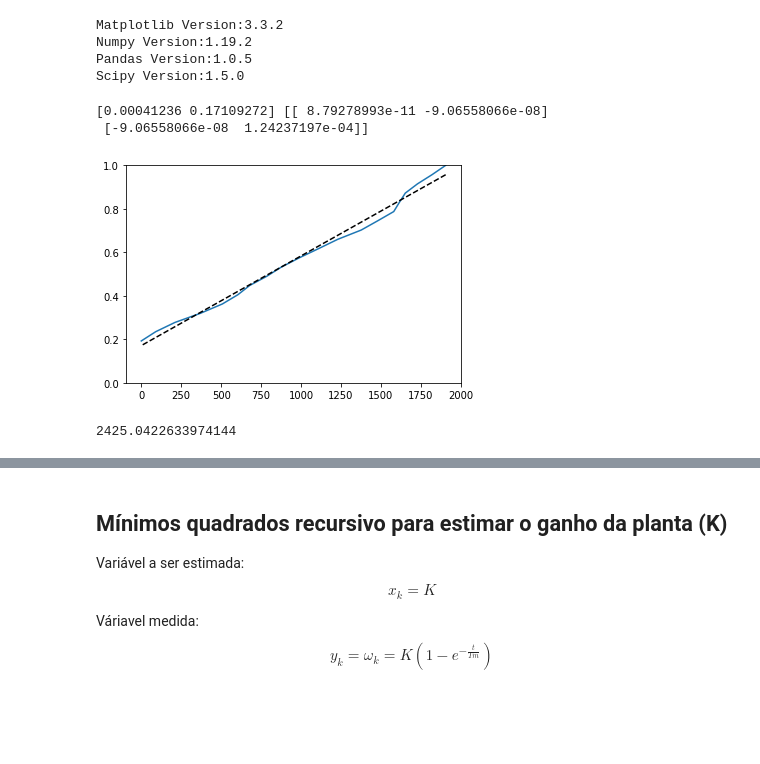
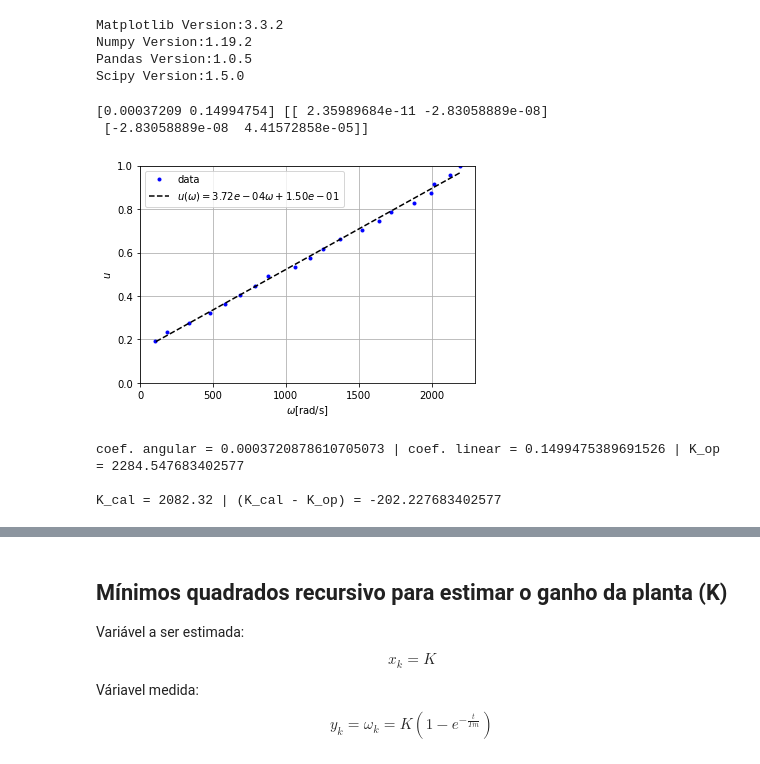
Before and after one commit to Gabriellgpc/BtController, a Jupyter notebook: notebook/analisador.ipynb, the cells around one changed output, grey strips where cells are left out. Saved outputs shown, nothing was run; the diff lists cells and outputs as text; code cells hidden in the pictures; blank space fills up the shorter version.

```diff
--- a/notebook/analisador.ipynb
+++ b/notebook/analisador.ipynb
@@ -65,20 +65,20 @@ y = data[:,1]
 # %%
 def line(x, a,b):
     return x*a + b
 
 pop, pcov = curve_fit(line, x, y, bounds=([0, 0], [np.inf, 1.0]))
 print(pop,pcov)
 
-plt.plot(x,y, label='data')
-plt.plot(x,line(x,pop[0], pop[1]), '--k')
+plt.plot(x,y,'.b',label='data')
+plt.plot(x,line(x,pop[0], pop[1]), '--k', label=r'$u(\omega) = %.2e \omega + %.2e$'%(pop[0],pop[1]))
 plt.ylim([0,1])
+plt.legend()
+plt.ylabel(r'$u$')
+plt.xlabel(r'$\omega$[rad/s]')
+plt.grid(True)
 plt.show()
 # %% [output]
-[0.00041236 0.17109272] [[ 8.79278993e-11 -9.06558066e-08]
- [-9.06558066e-08  1.24237197e-04]]
+[0.00037209 0.14994754] [[ 2.35989684e-11 -2.83058889e-08]
+ [-2.83058889e-08  4.41572858e-05]]
-[figure, old version]
+[figure, new version]
-# %%
-1.0/pop[0]
-# %% [output]
-2425.0422633974144
 # %%
@@ -91,5 +95,13 @@ motor_e = pd.read_csv('../etc/control_teste_motor_esquerdo_frente.csv')
 # motor_d = pd.read_csv('../etc/control_teste_motor_direito_tras.csv')
 # motor_e = pd.read_csv('../etc/control_teste_motor_esquerdo_tras.csv')
+# %%
+K_op = (1.0 - pop[1])/pop[0]
+print("coef. angular = {} | coef. linear = {} | K_op = {}\n".format(pop[0], pop[1],K_op))
+print("K_cal = {} | (K_cal - K_op) = {}".format(motor_d['K'][0], motor_d['K'][0] - K_op))
+# %% [output]
+coef. angular = 0.0003720878610705073 | coef. linear = 0.1499475389691526 | K_op = 2284.547683402577
+
+K_cal = 2082.32 | (K_cal - K_op) = -202.227683402577
 # %%
 motor_e.head()
 # %% [output]
```
Also changed, not shown: parts of 22 cells of this notebook, 41 other files.
